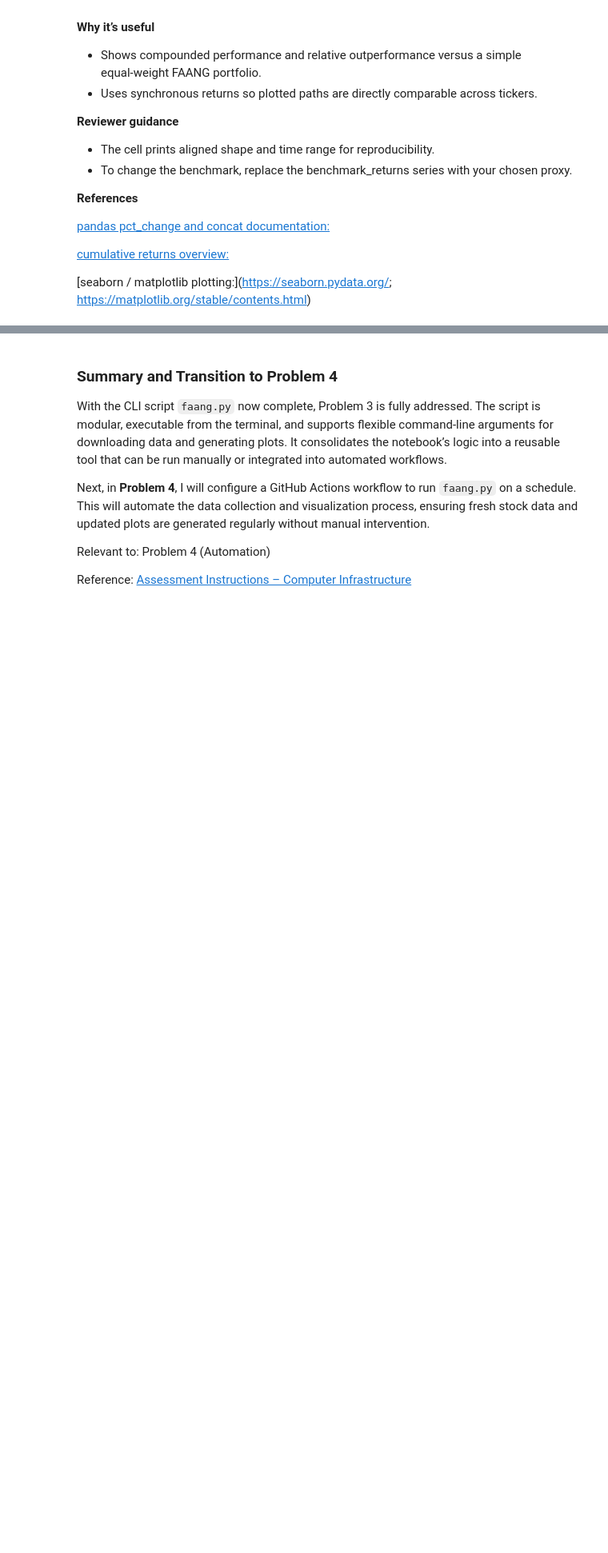
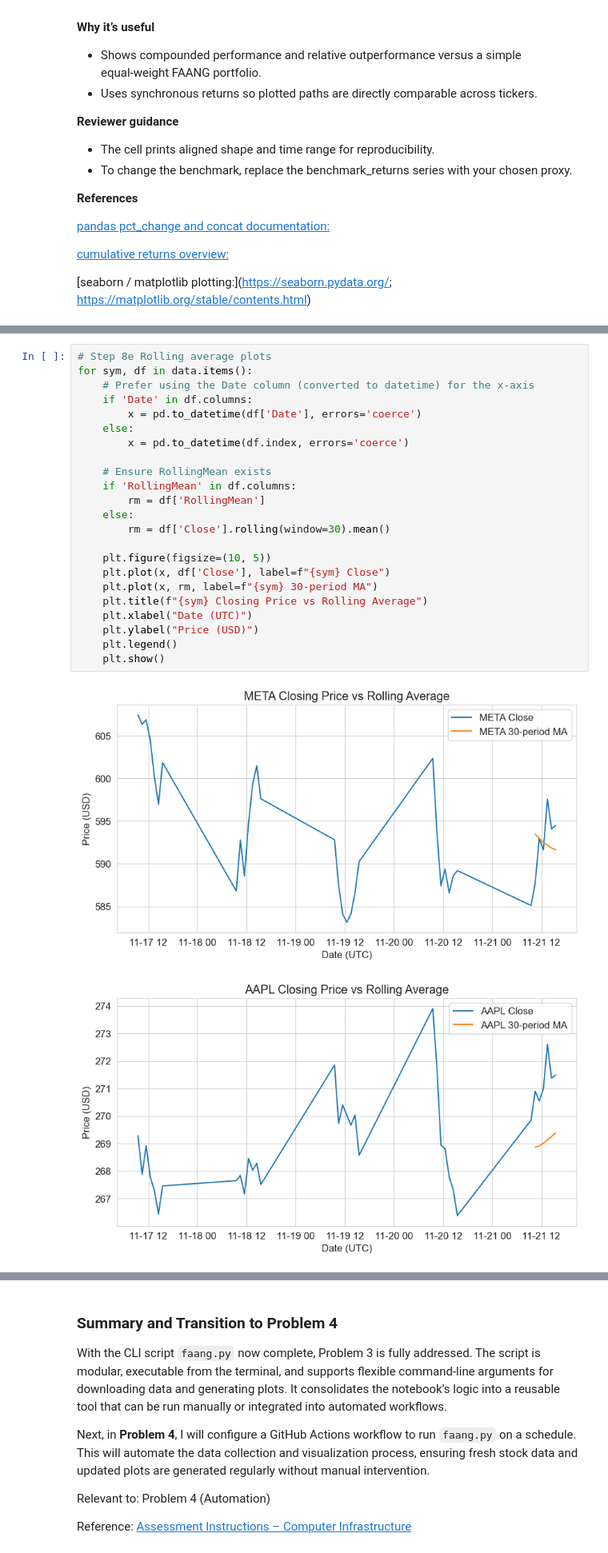
Before and after one commit to ECronin1973/computer_infrastructure, a Jupyter notebook: problems.ipynb, the cells around one changed output, grey strips where cells are left out. Shown at 80% size. Drawn from its saved outputs; the diff is of its cells as text; blank space fills up the shorter version.

Commit message:
Additional analysis plot added to notebook

```diff
--- a/problems.ipynb
+++ b/problems.ipynb
@@ -997,0 +1020,26 @@ else:
+# %%
+# Step 8e Rolling average plots
+for sym, df in data.items():
+    # Prefer using the Date column (converted to datetime) for the x-axis
+    if 'Date' in df.columns:
+        x = pd.to_datetime(df['Date'], errors='coerce')
+    else:
+        x = pd.to_datetime(df.index, errors='coerce')
+
+    # Ensure RollingMean exists
+    if 'RollingMean' in df.columns:
+        rm = df['RollingMean']
+    else:
+        rm = df['Close'].rolling(window=30).mean()
+
+    plt.figure(figsize=(10, 5))
+    plt.plot(x, df['Close'], label=f"{sym} Close")
+    plt.plot(x, rm, label=f"{sym} 30-period MA")
+    plt.title(f"{sym} Closing Price vs Rolling Average")
+    plt.xlabel("Date (UTC)")
+    plt.ylabel("Price (USD)")
+    plt.legend()
+    plt.show()
+# %% [output]
+[figure, added]
+[figure, added]
```
Also changed, not shown: parts of 9 cells of this notebook, 32 other files.
